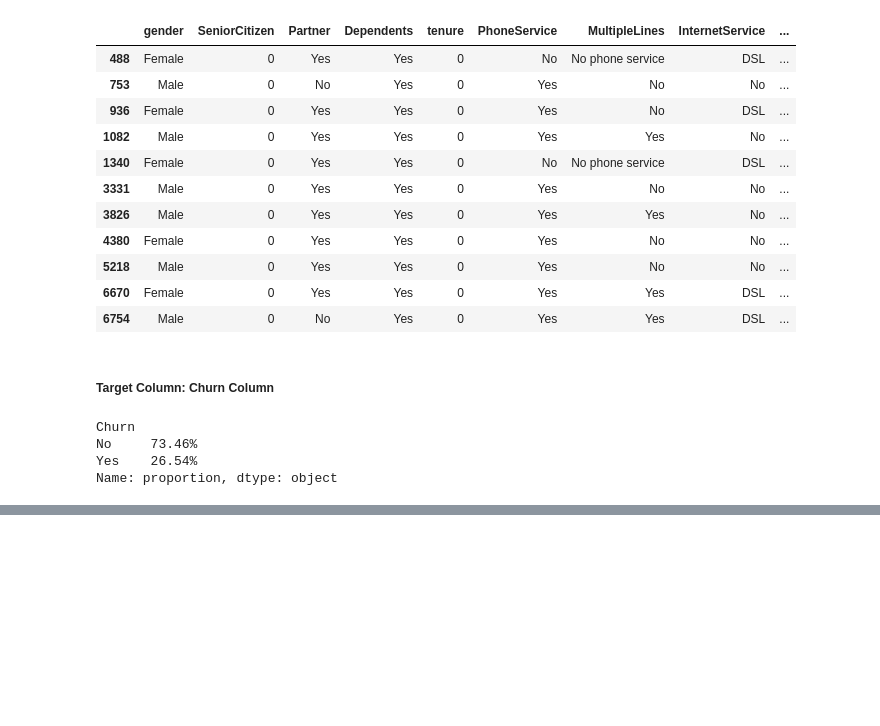
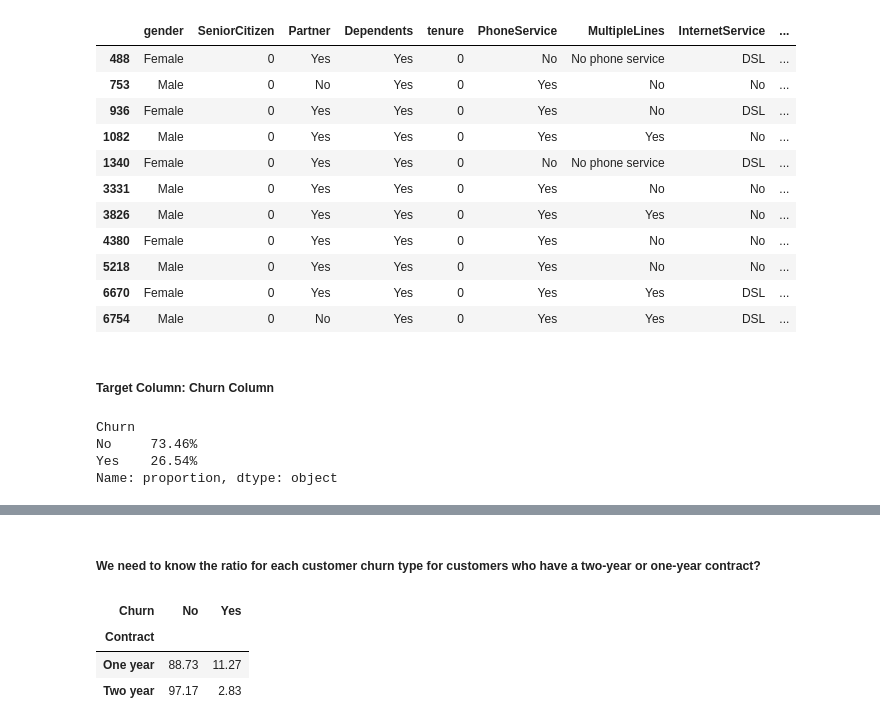
Before and after one commit to arduinto/TelcoChurnForecasting, a Jupyter notebook: TelcoChurn.ipynb, the cells around one changed output, grey strips where cells are left out. Drawn from its saved outputs; the diff is of its cells as text; code cells hidden in the pictures; blank space fills up the shorter version.

```diff
--- a/TelcoChurn.ipynb
+++ b/TelcoChurn.ipynb
@@ -632,0 +766,31 @@ count_viz_func(data_frame, column_name, title='Chart Title', title_font_size=30,
+# %% [markdown]
+##### __We need to know the ratio for each customer churn type for customers who have a two-year or one-year contract?__
+# %%
+f = ~(df['Contract'] == 'Month-to-month')
+df_filtered = df[f].copy()
+
+# as Number
+groupped = df_filtered\
+    .pivot_table(
+        index='Contract',
+        columns='Churn',
+        values= 'gender',
+        aggfunc= 'count',
+        margins= 'True'
+    ).astype(float)
+
+# as Percetange
+groupped = pd.crosstab(
+    index=df_filtered['Contract'],
+    columns= df['Churn'],
+    values= 'Churn',
+    aggfunc= 'count',
+    normalize= 'index'
+)*100
+
+groupped
+# %% [output]
+| Churn | No | Yes |
+| Contract |  |  |
+| One year | 88.73 | 11.27 |
+| Two year | 97.17 | 2.83 |
```
Also changed, not shown: parts of 18 cells of this notebook.
